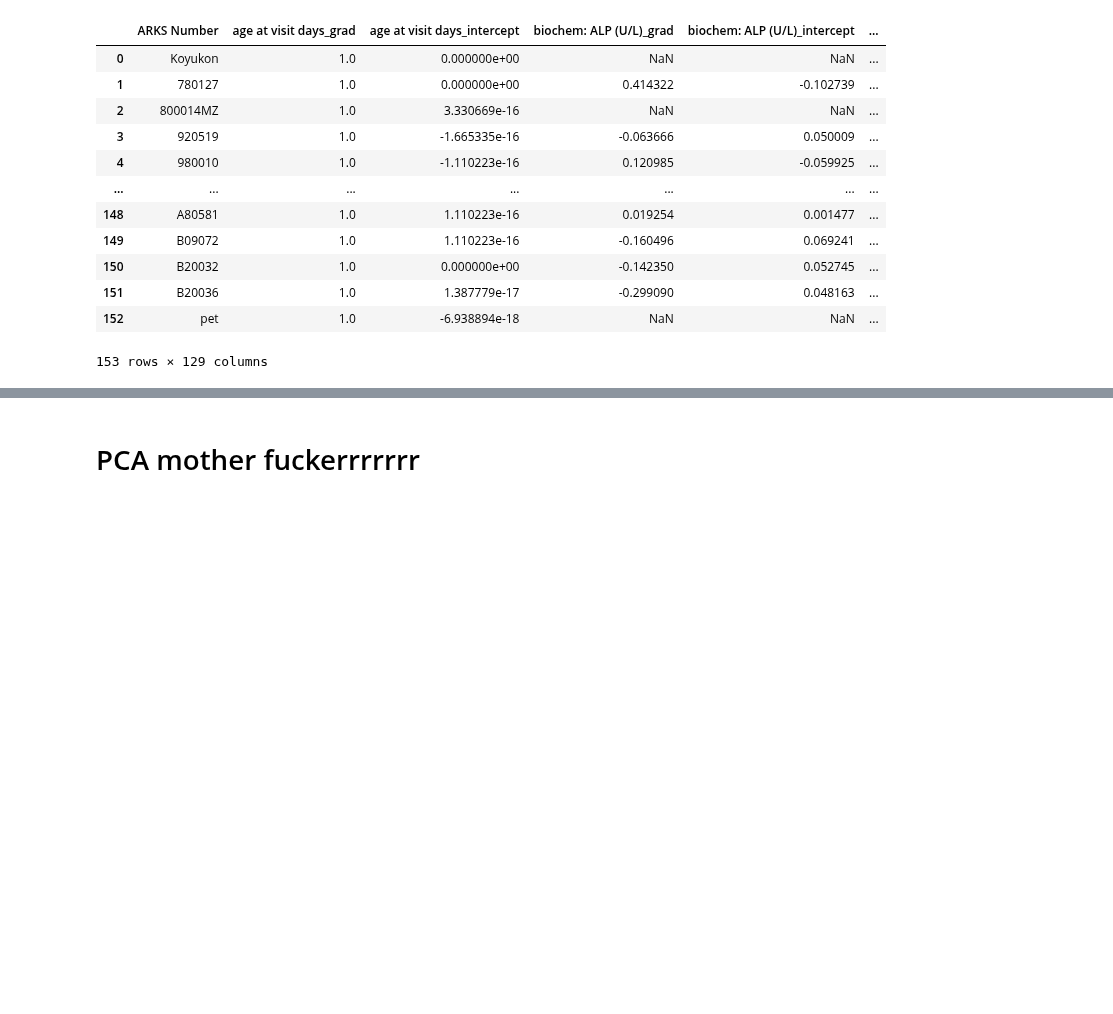
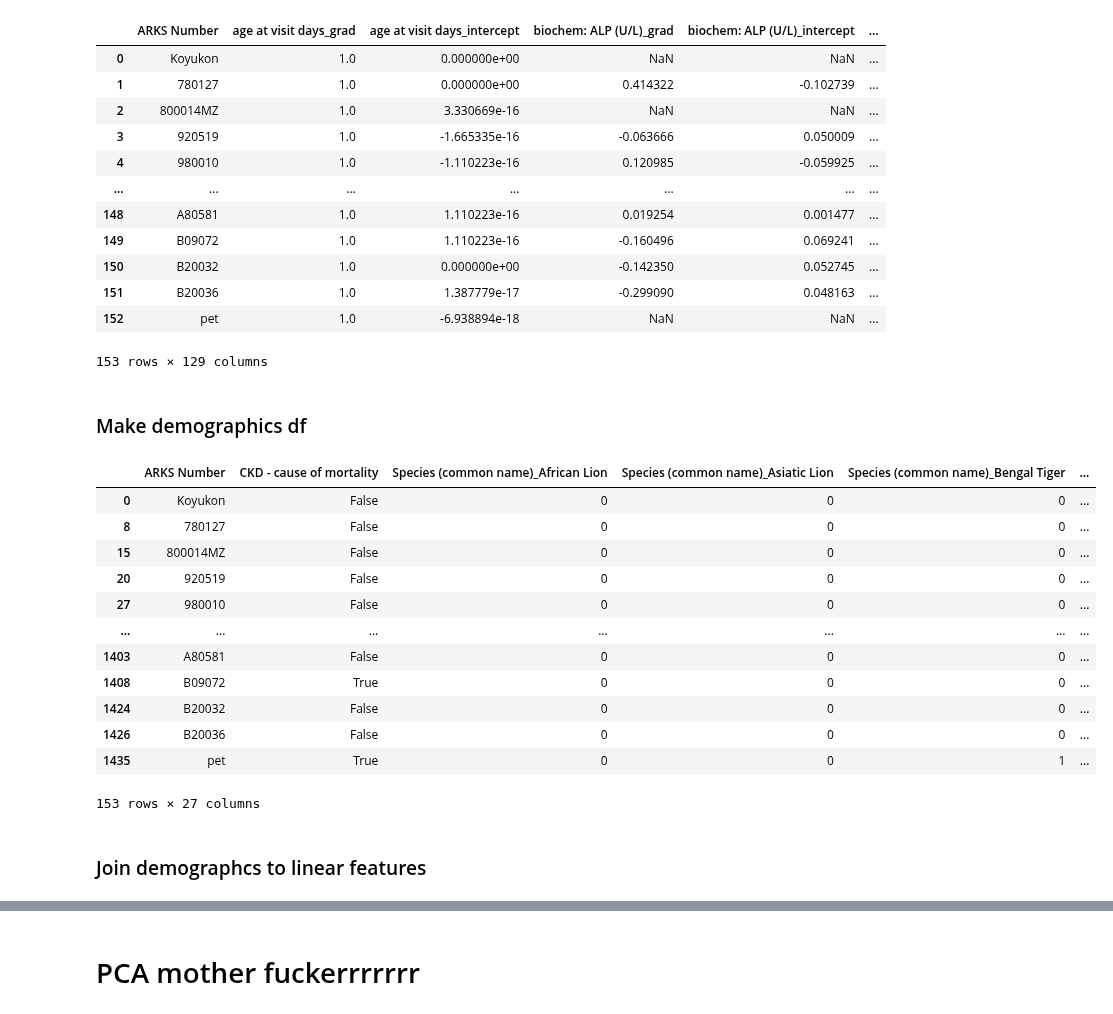
Before and after one commit to ruthpearson/CatHack, a Jupyter notebook: big_cats/GROUP_imputation.ipynb, the cells around one changed output, grey strips where cells are left out. Drawn from its saved outputs; the diff is of its cells as text; code cells hidden in the pictures; blank space fills up the shorter version.

```diff
--- a/big_cats/GROUP_imputation.ipynb
+++ b/big_cats/GROUP_imputation.ipynb
@@ -17,7 +17,10 @@
 import numpy as np
 import pandas as pd
 pd.options.display.max_columns = 500
+pd.options.display.max_rows = 500
 from matplotlib import pyplot as plt
+from sklearn.decomposition import PCA
+from sklearn.impute import KNNImputer
 # %%
 data = pd.read_csv('../Data/big_cats/processed_data/filtered_data_26052021.csv')
 data.head()
@@ -587,0 +587,49 @@ feature_df
+# %% [markdown]
+### Make demographics df
+# %%
+dem_list = ['ARKS Number',
+ 'CKD - cause of mortality',
+ 'Species (common name)_African Lion',
+ 'Species (common name)_Asiatic Lion',
+ 'Species (common name)_Bengal Tiger',
+ 'Species (common name)_Bengal Tiger (white)',
+ 'Species (common name)_Bobcat',
+ 'Species (common name)_Caracal',
+ 'Species (common name)_Cheetah',
+ 'Species (common name)_Clouded Leopard',
+ 'Species (common name)_Cougar',
+ 'Species (common name)_Fishing Cat',
+ 'Species (common name)_Jaguar',
+ 'Species (common name)_Jaguarundi',
+ 'Species (common name)_Leopard',
+ 'Species (common name)_Leopard Cat',
+ 'Species (common name)_Lion',
+ 'Species (common name)_Northern (Canadian) Lynx',
+ 'Species (common name)_Ocelot',
+ 'Species (common name)_Persian Leopard',
+ 'Species (common name)_Serval',
+ 'Species (common name)_Siberian Tiger',
+ 'Species (common name)_Snow Leopard',
+ 'Species (common name)_Sumatran Tiger',
+ "Species (common name)_Temminck's Golden Cat",
+ 'Species (common name)_Tiger',
+ 'Species (common name)_Tiger (White)']
+# %%
+demographics = data_scaled[dem_list].drop_duplicates()
+demographics
+# %% [output]
+|  | ARKS Number | CKD - cause of mortality | Species (common name)_African Lion | Species (common name)_Asiatic Lion | Species (common name)_Bengal Tiger | ... |
+| 0 | Koyukon | False | 0 | 0 | 0 | ... |
+| 8 | 780127 | False | 0 | 0 | 0 | ... |
+| 15 | 800014MZ | False | 0 | 0 | 0 | ... |
+| 20 | 920519 | False | 0 | 0 | 0 | ... |
+| 27 | 980010 | False | 0 | 0 | 0 | ... |
+| ... | ... | ... | ... | ... | ... | ... |
+| 1403 | A80581 | False | 0 | 0 | 0 | ... |
+| 1408 | B09072 | True | 0 | 0 | 0 | ... |
+| 1424 | B20032 | False | 0 | 0 | 0 | ... |
+| 1426 | B20036 | False | 0 | 0 | 0 | ... |
+| 1435 | pet | True | 0 | 0 | 1 | ... |
+153 rows × 27 columns
+# %% [markdown]
+### Join demographcs to linear features
```
Also changed, not shown: parts of 19 cells of this notebook.
